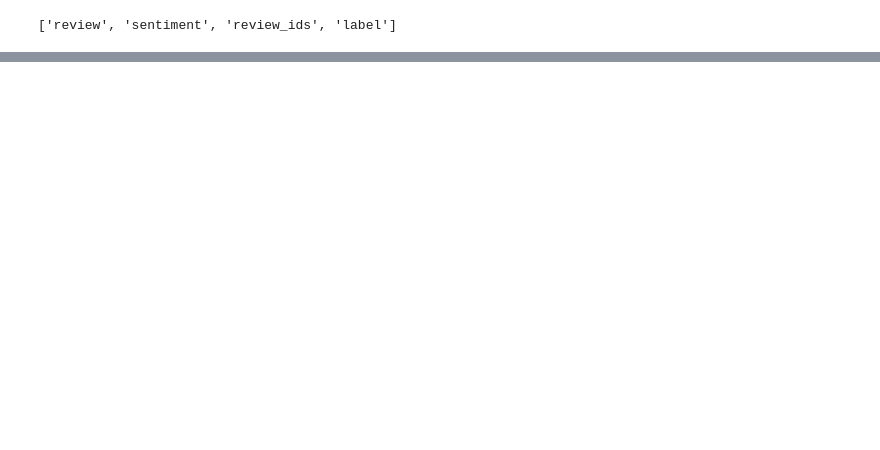
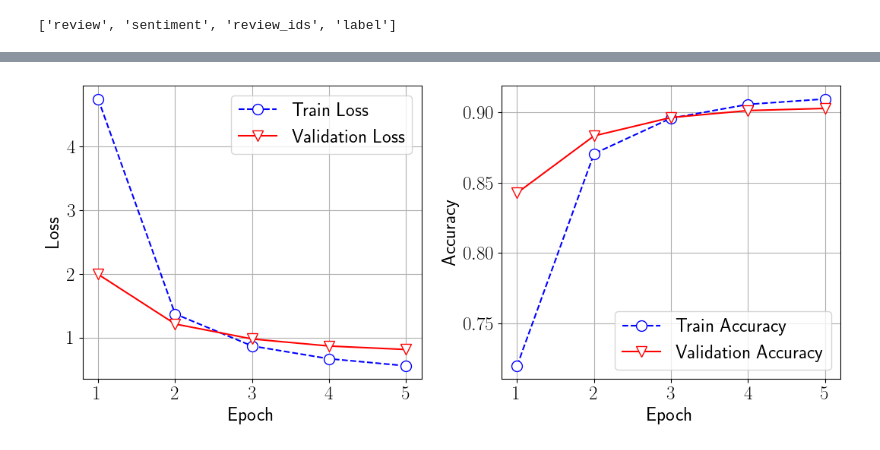
Before and after one commit to qlinhta/llm-psl, a Jupyter notebook: homework/hw_word2vec.ipynb, the cells around one changed output, grey strips where cells are left out. Drawn from its saved outputs; the diff is of its cells as text; code cells hidden in the pictures; blank space fills up the shorter version.

```diff
--- a/homework/hw_word2vec.ipynb
+++ b/homework/hw_word2vec.ipynb
@@ -233,7 +221,7 @@ class Word2Vec(nn.Module):
         negative_loss = F.binary_cross_entropy(negative_scores, negative_labels)
         return positive_loss + negative_loss
 # %%
-def train_model(model, train_loader, optimizer, epochs, device):
+"""def train_model(model, train_loader, optimizer, epochs, device):
     model.train()
     epoch_losses = []
     for epoch in range(epochs):
@@ -252,4 +240,4 @@ def train_model(model, train_loader, optimizer, epochs, device):
             total_loss += loss.item()
             progress_bar.set_postfix(loss="{:.4f}".format(loss.item()))
         epoch_losses.append(total_loss / len(train_loader))
-    return epoch_losses
+    return epoch_losses"""
@@ -256,5 +246,5 @@ def train_model(model, train_loader, optimizer, epochs, device):
 # %%
-def validate_model(model, valid_loader, device):
+"""def validate_model(model, valid_loader, device):
     model.eval()
     total_loss = 0
     progress_bar = tqdm(valid_loader, desc="Validation", unit='batch')
@@ -269,4 +259,4 @@ def validate_model(model, valid_loader, device):
             total_loss += loss.item()
             progress_bar.set_postfix(loss="{:.4f}".format(loss.item()))
     average_loss = total_loss / len(valid_loader)
-    return average_loss
+    return average_loss"""
@@ -277,13 +338,8 @@ optimizer = torch.optim.Adam(model.parameters(), lr=0.001)
 device = torch.device("mps")
 model.to(device)
 
-train_loader = DataLoader(train_set, batch_size=64, shuffle=True, collate_fn=lambda x: collate_fn(x, vocab_size, K, R))
-valid_loader = DataLoader(valid_set, batch_size=64, shuffle=False, collate_fn=lambda x: collate_fn(x, vocab_size, K, R))
+train_loader = DataLoader(train_set, batch_size=128, shuffle=True, collate_fn=lambda x: collate_fn(x, vocab_size, K, R))
+valid_loader = DataLoader(valid_set, batch_size=128, shuffle=False, collate_fn=lambda x: collate_fn(x, vocab_size, K, R))
 
-train_losses, train_accuracies = train_model(model, train_loader, optimizer, epochs=5, device=device)
-validation_loss, validation_accuracy = validate_model(model, valid_loader, device=device)
-
-print("Training Losses:", train_losses)
-print("Training Accuracies:", train_accuracies)
-print("Validation Loss:", validation_loss)
-print("Validation Accuracy:", validation_accuracy)
+epochs = 5
+train_losses, train_accuracies, valid_losses, valid_accuracies = train_model(model, train_loader, valid_loader, optimizer, epochs, device)
@@ -289,0 +362,26 @@ print("Validation Accuracy:", validation_accuracy)
+# %%
+fig, ax = plt.subplots(1, 2, figsize=(11, 5))
+marker = ["o", "v"]
+color = ["blue", "red"]
+linestyle = ["--", "-"]
+markerfacecolor = ["white", "white"]
+markersize = 10
+grid = True
+ax[0].plot(range(1, epochs + 1), train_losses, label="Train Loss", marker=marker[0], color=color[0], linestyle=linestyle[0], markerfacecolor=markerfacecolor[0], markersize=markersize)
+ax[0].plot(range(1, epochs + 1), valid_losses, label="Validation Loss", marker=marker[1], color=color[1], linestyle=linestyle[1], markerfacecolor=markerfacecolor[1], markersize=markersize)
+ax[0].set_xlabel("Epoch")
+ax[0].set_ylabel("Loss")
+ax[0].legend()
+ax[0].grid(grid)
+
+ax[1].plot(range(1, epochs + 1), train_accuracies, label="Train Accuracy", marker=marker[0], color=color[0], linestyle=linestyle[0], markerfacecolor=markerfacecolor[0], markersize=markersize)
+ax[1].plot(range(1, epochs + 1), valid_accuracies, label="Validation Accuracy", marker=marker[1], color=color[1], linestyle=linestyle[1], markerfacecolor=markerfacecolor[1], markersize=markersize)
+ax[1].set_xlabel("Epoch")
+ax[1].set_ylabel("Accuracy")
+ax[1].legend()
+ax[1].grid(grid)
+
+plt.tight_layout()
+plt.show()
+# %% [output]
+[figure, added]
```
Also changed, not shown: parts of 14 cells of this notebook.
